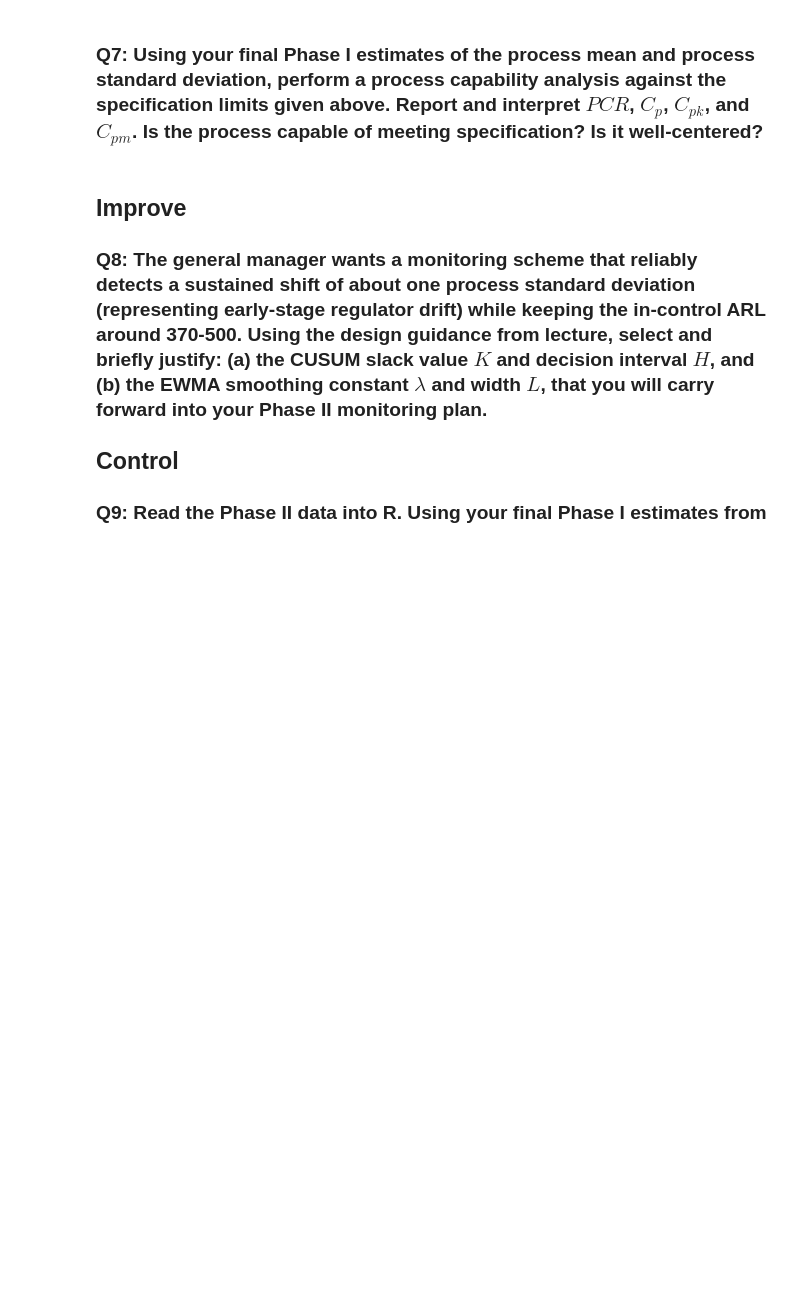
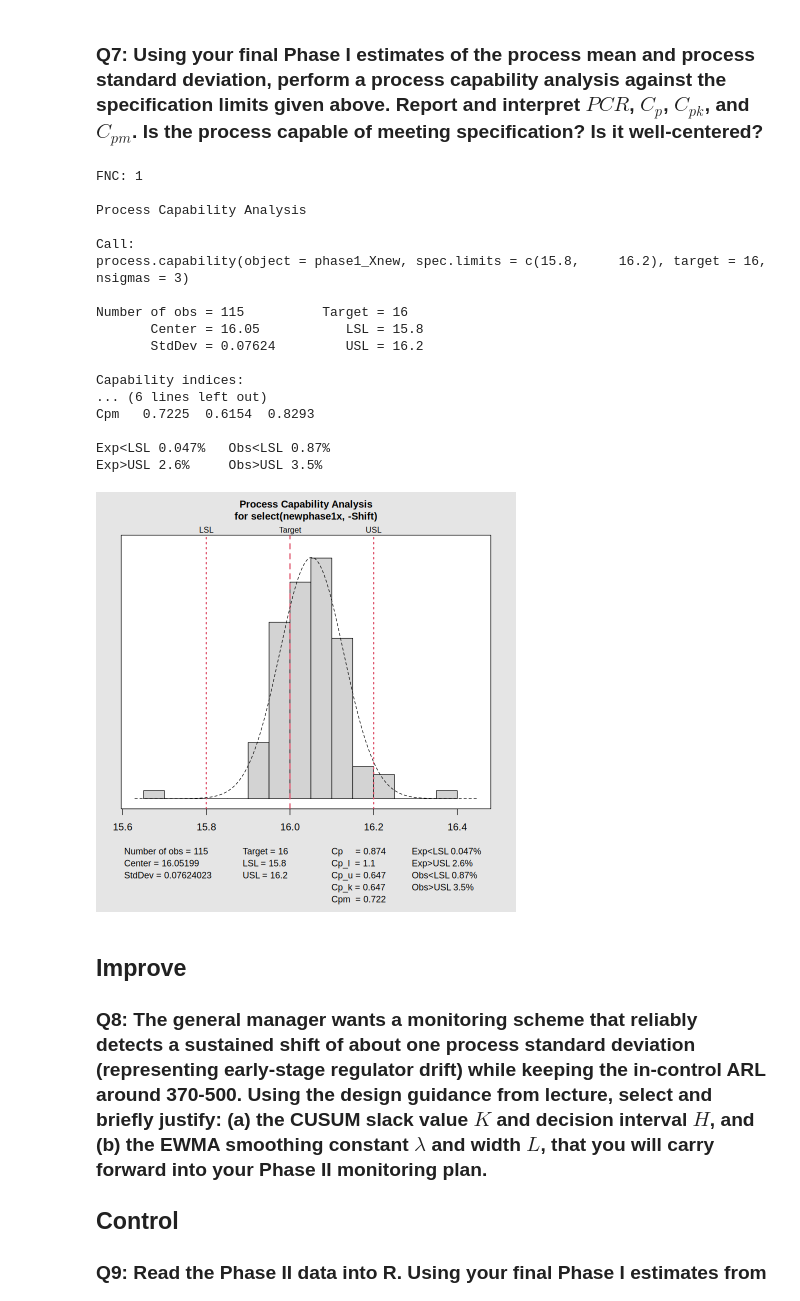
Before and after one commit to DesyneMartinez/STAT-7110-Quality-Control, a Jupyter notebook: Assignments/HW2/STAT-7110-HW2.ipynb, the cells around one changed output. Saved outputs shown, nothing was run; the diff lists cells and outputs as text; code cells hidden in the pictures; blank space fills up the shorter version.

```diff
--- a/Assignments/HW2/STAT-7110-HW2.ipynb
+++ b/Assignments/HW2/STAT-7110-HW2.ipynb
@@ -255,6 +255,33 @@ List of 11
 ### Q7: Using your final Phase I estimates of the process mean and process standard deviation, perform a process capability analysis against the specification limits given above. Report and interpret $PCR$, $C_p$, $C_{pk}$, and $C_{pm}$. Is the process capable of meeting specification? Is it well-centered?
 # %%
 ## Q7 Code ##
+
+FNC <- pnorm(1,mean=phase1_Xnew$center,
+      sd=phase1_Xnew$std.dev) +
+pnorm(2,mean=phase1_Xnew$center,sd=phase1_Xnew$std.dev,
+      lower.tail=FALSE)
+
+cat("FNC:", FNC, "\n")
+process.capability(phase1_Xnew,spec.limits=c(15.80,16.20),target=16.00,nsigmas=3)
+# %% [output]
+FNC: 1
+
+Process Capability Analysis
+
+Call:
+process.capability(object = phase1_Xnew, spec.limits = c(15.8,     16.2), target = 16, nsigmas = 3)
+
+Number of obs = 115          Target = 16
+       Center = 16.05           LSL = 15.8
+       StdDev = 0.07624         USL = 16.2
+
+Capability indices:
+... (6 lines left out)
+Cpm   0.7225  0.6154  0.8293
+
+Exp<LSL 0.047%   Obs<LSL 0.87%
+Exp>USL 2.6%     Obs>USL 3.5%
+[figure, added]
 # %% [markdown]
 ## Improve
 
```
